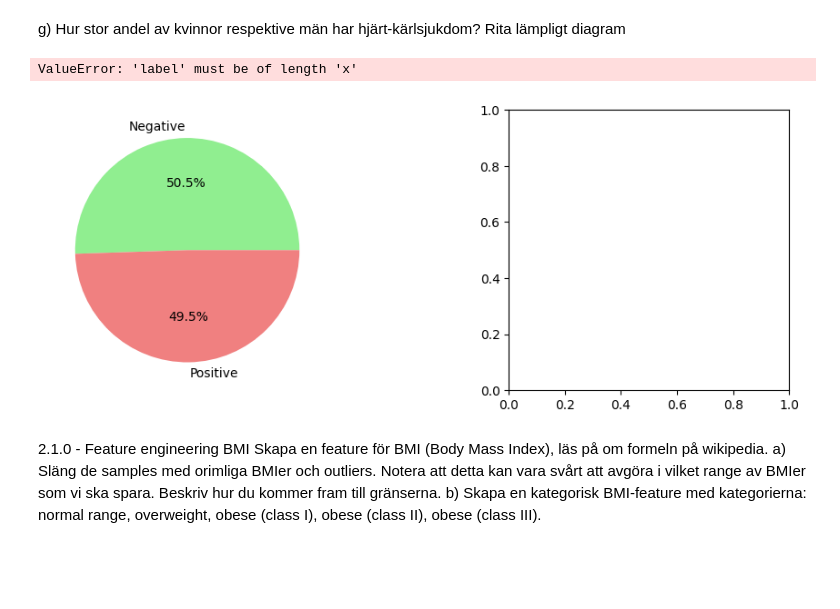
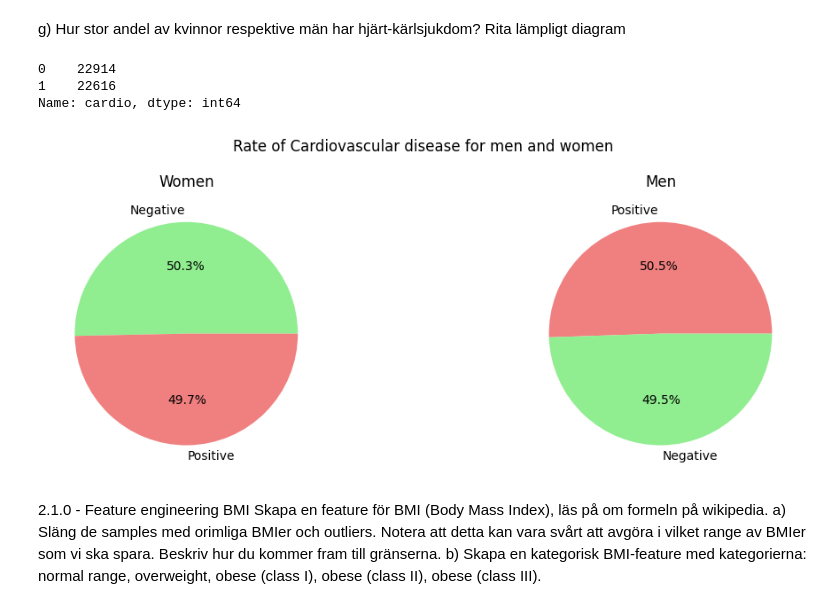
Before and after one commit to HakanAkerblom/Machine-learning-Hakan-Akerblom, a Jupyter notebook: Laboration/EDA_heart.ipynb, the cells around one changed output. Saved outputs shown, nothing was run; the diff lists cells and outputs as text; code cells hidden in the pictures; blank space fills up the shorter version.

```diff
--- a/Laboration/EDA_heart.ipynb
+++ b/Laboration/EDA_heart.ipynb
@@ -152,23 +152,29 @@ Text(0.5, 0, 'Height in cm')
 [figure]
 # %% [markdown]
 g) Hur stor andel av kvinnor respektive män har hjärt-kärlsjukdom? Rita lämpligt diagram
+# %%
+df[df["gender"] == 1]["cardio"].value_counts()
+# %% [output]
+0    22914
+1    22616
+Name: cardio, dtype: int64
 # %%
 fig, axes = plt.subplots(1, 2, figsize=(12, 4))
 a, b = "Negative", "Positive"
 c, d = "lightgreen", "lightcoral"
 
-for i, ax in enumerate(axes, 2):
+for i, ax in enumerate(axes, 1):
     ax.pie(df[df["gender"] == i]["cardio"].value_counts(), autopct="%2.1f%%", labels=[a, b], colors = [c, d])
-    a, b , c, d = b, a, d, c # switching colors and labels
+    a, b = b, a # switching colors and labels
+    c, d = d, c
 
 
 axes[0].set_title("Women")
 axes[1].set_title("Men")
 fig.suptitle("Rate of Cardiovascular disease for men and women")
 fig.tight_layout()
 # %% [output]
-ValueError: 'label' must be of length 'x'
-[figure, old version]
+[figure, new version]
 # %% [markdown]
 2.1.0 - Feature engineering BMI
 Skapa en feature för BMI (Body Mass Index), läs på om formeln på wikipedia.
```
Also changed, not shown: parts of 12 cells of this notebook, 17 other files.
